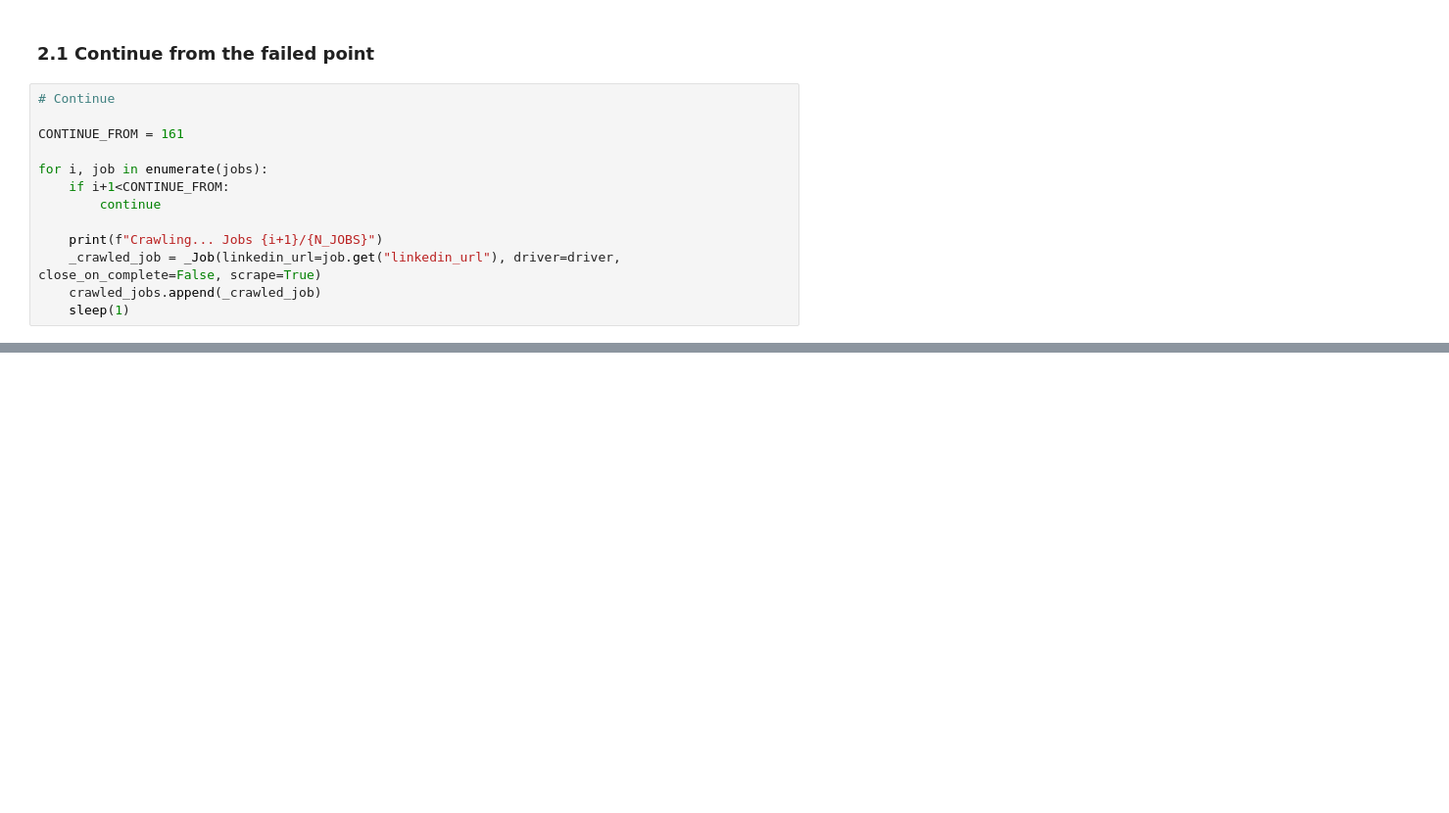
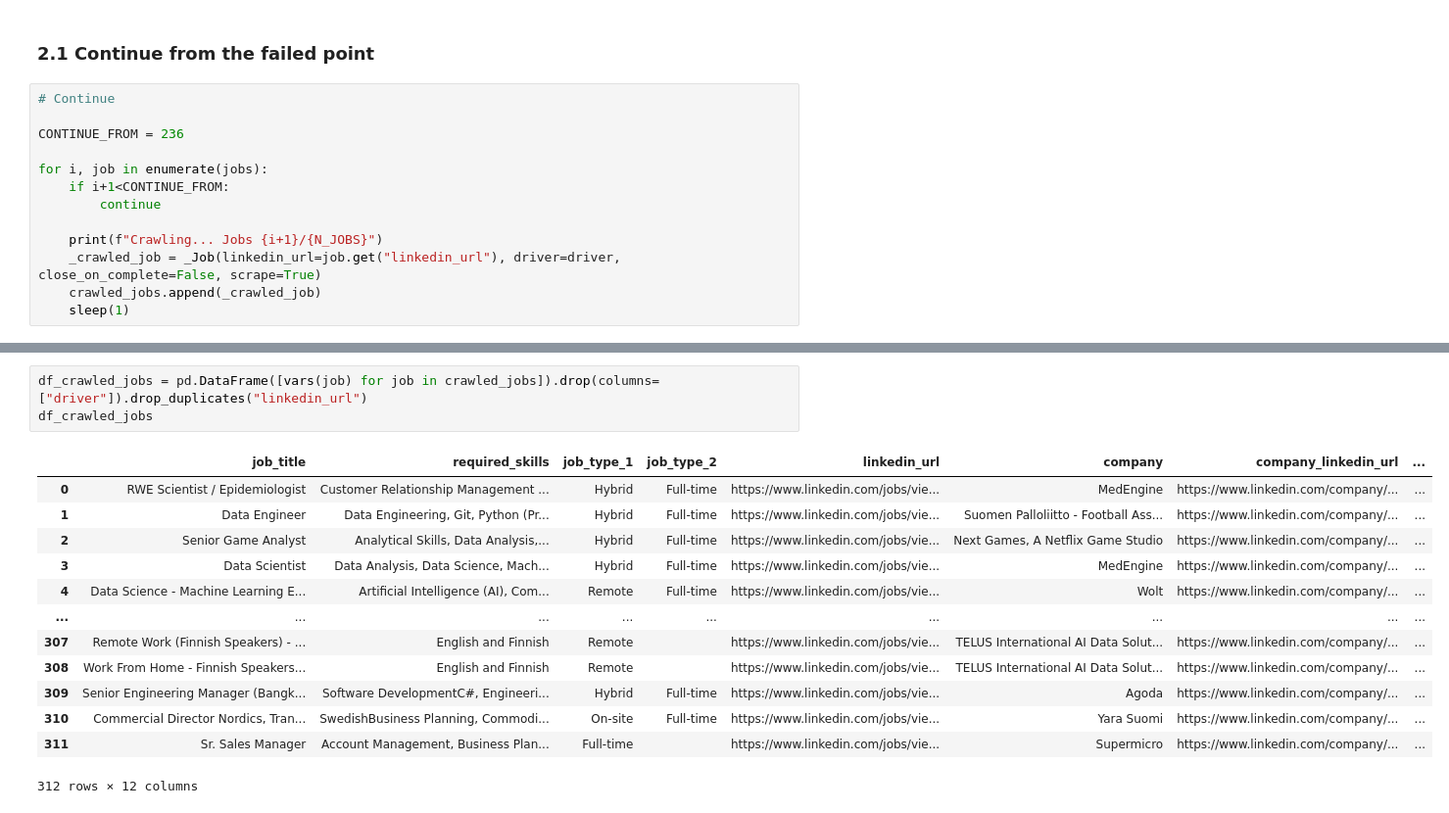
Before and after one commit to karoteeni110/ds-employment-landscape, a Jupyter notebook: notebooks/01-collect-data.ipynb, the cells around one changed output, grey strips where cells are left out. Shown at 98% size. Cells and saved outputs as stored; diff of their text form; blank space fills up the shorter version.

```diff
--- a/notebooks/01-collect-data.ipynb
+++ b/notebooks/01-collect-data.ipynb
@@ -299,7 +287,7 @@ df_crawled_jobs.to_csv("../data/crawled_jobs_1-236_checkpoint.csv", index=False)
 # %%
 # Continue
 
-CONTINUE_FROM = 161
+CONTINUE_FROM = 236
 
 for i, job in enumerate(jobs):
     if i+1<CONTINUE_FROM:
@@ -436,0 +414,17 @@ Stacktrace:
+# %%
+df_crawled_jobs = pd.DataFrame([vars(job) for job in crawled_jobs]).drop(columns=["driver"]).drop_duplicates("linkedin_url")
+df_crawled_jobs
+# %% [output]
+|  | job_title | required_skills | job_type_1 | job_type_2 | linkedin_url | company | company_linkedin_url | ... |
+| 0 | RWE Scientist / Epidemiologist | Customer Relationship Management ... | Hybrid | Full-time | https://www.linkedin.com/jobs/vie... | MedEngine | https://www.linkedin.com/company/... | ... |
+| 1 | Data Engineer | Data Engineering, Git, Python (Pr... | Hybrid | Full-time | https://www.linkedin.com/jobs/vie... | Suomen Palloliitto - Football Ass... | https://www.linkedin.com/company/... | ... |
+| 2 | Senior Game Analyst | Analytical Skills, Data Analysis,... | Hybrid | Full-time | https://www.linkedin.com/jobs/vie... | Next Games, A Netflix Game Studio | https://www.linkedin.com/company/... | ... |
+| 3 | Data Scientist | Data Analysis, Data Science, Mach... | Hybrid | Full-time | https://www.linkedin.com/jobs/vie... | MedEngine | https://www.linkedin.com/company/... | ... |
+| 4 | Data Science - Machine Learning E... | Artificial Intelligence (AI), Com... | Remote | Full-time | https://www.linkedin.com/jobs/vie... | Wolt | https://www.linkedin.com/company/... | ... |
+| ... | ... | ... | ... | ... | ... | ... | ... | ... |
+| 307 | Remote Work (Finnish Speakers) - ... | English and Finnish | Remote |  | https://www.linkedin.com/jobs/vie... | TELUS International AI Data Solut... | https://www.linkedin.com/company/... | ... |
+| 308 | Work From Home - Finnish Speakers... | English and Finnish | Remote |  | https://www.linkedin.com/jobs/vie... | TELUS International AI Data Solut... | https://www.linkedin.com/company/... | ... |
+| 309 | Senior Engineering Manager (Bangk... | Software DevelopmentC#, Engineeri... | Hybrid | Full-time | https://www.linkedin.com/jobs/vie... | Agoda | https://www.linkedin.com/company/... | ... |
+| 310 | Commercial Director Nordics, Tran... | SwedishBusiness Planning, Commodi... | On-site | Full-time | https://www.linkedin.com/jobs/vie... | Yara Suomi | https://www.linkedin.com/company/... | ... |
+| 311 | Sr. Sales Manager | Account Management, Business Plan... | Full-time |  | https://www.linkedin.com/jobs/vie... | Supermicro | https://www.linkedin.com/company/... | ... |
+312 rows × 12 columns
```
Also changed, not shown: parts of 6 cells of this notebook, 1 other file.
